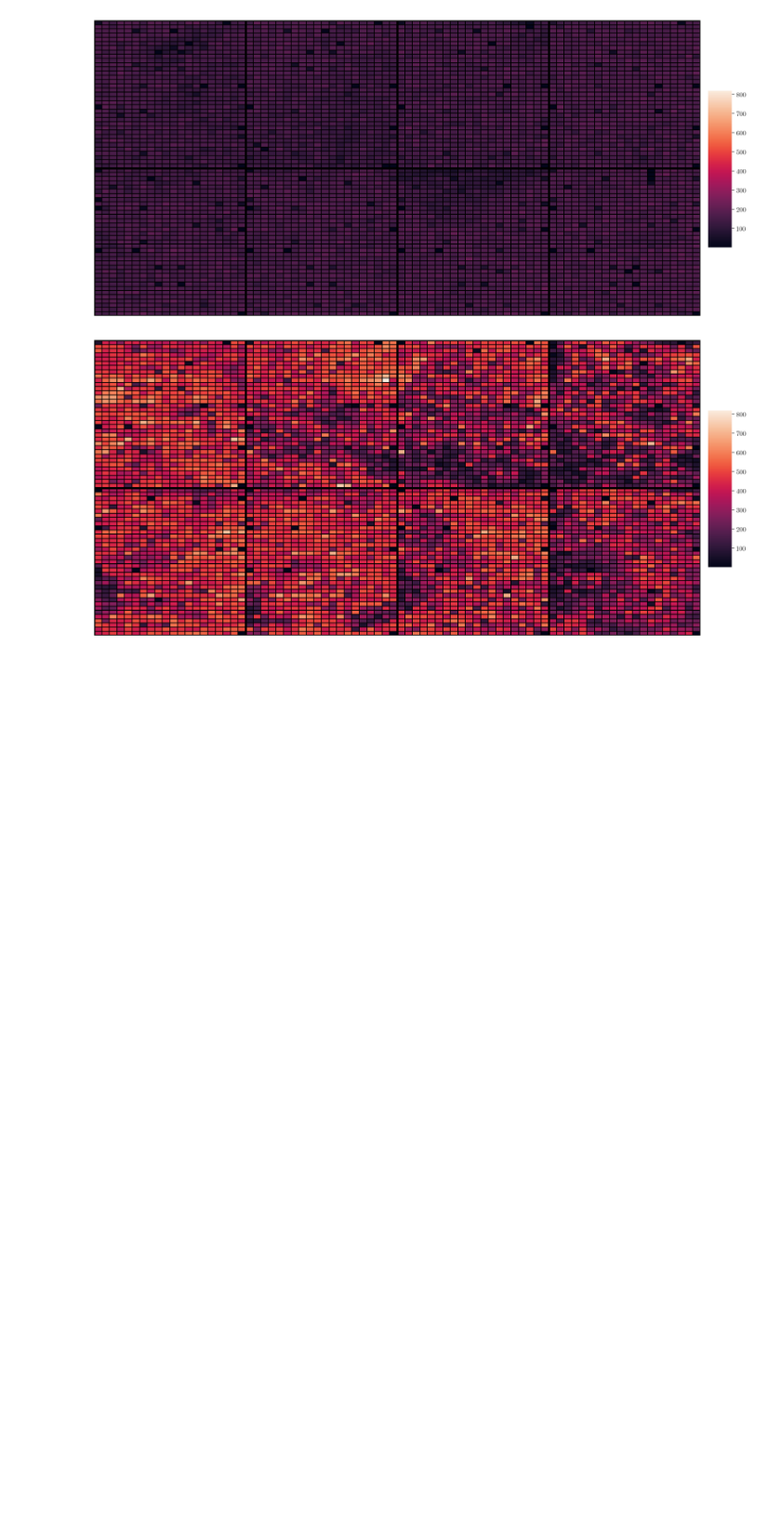
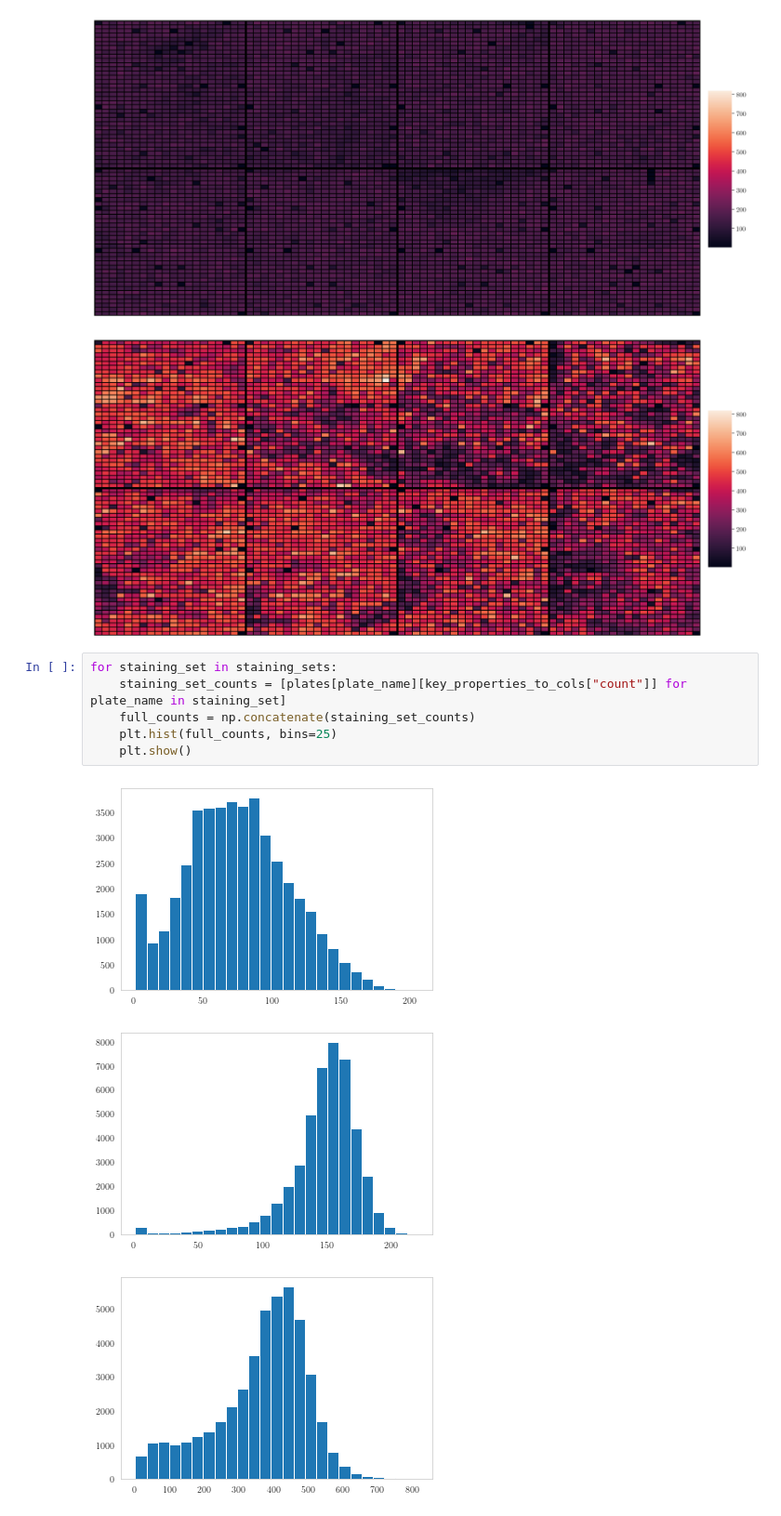
Before and after one commit to unique-subedi/microenvironment-microarrays, a Jupyter notebook: 604_project1_yash.ipynb, the cells around one changed output. Shown: that part at 93% size. Cells and saved outputs as stored; diff of their text form; blank space fills up the shorter version.

Commit message:
Compare full hists

```diff
--- a/604_project1_yash.ipynb
+++ b/604_project1_yash.ipynb
@@ -82,3 +82,13 @@ for staining_set in staining_sets:
 [figure]
 [figure]
 [figure]
+# %%
+for staining_set in staining_sets:
+    staining_set_counts = [plates[plate_name][key_properties_to_cols["count"]] for plate_name in staining_set]
+    full_counts = np.concatenate(staining_set_counts)
+    plt.hist(full_counts, bins=25)
+    plt.show()
+# %% [output]
+[figure, added]
+[figure, added]
+[figure, added]
```
